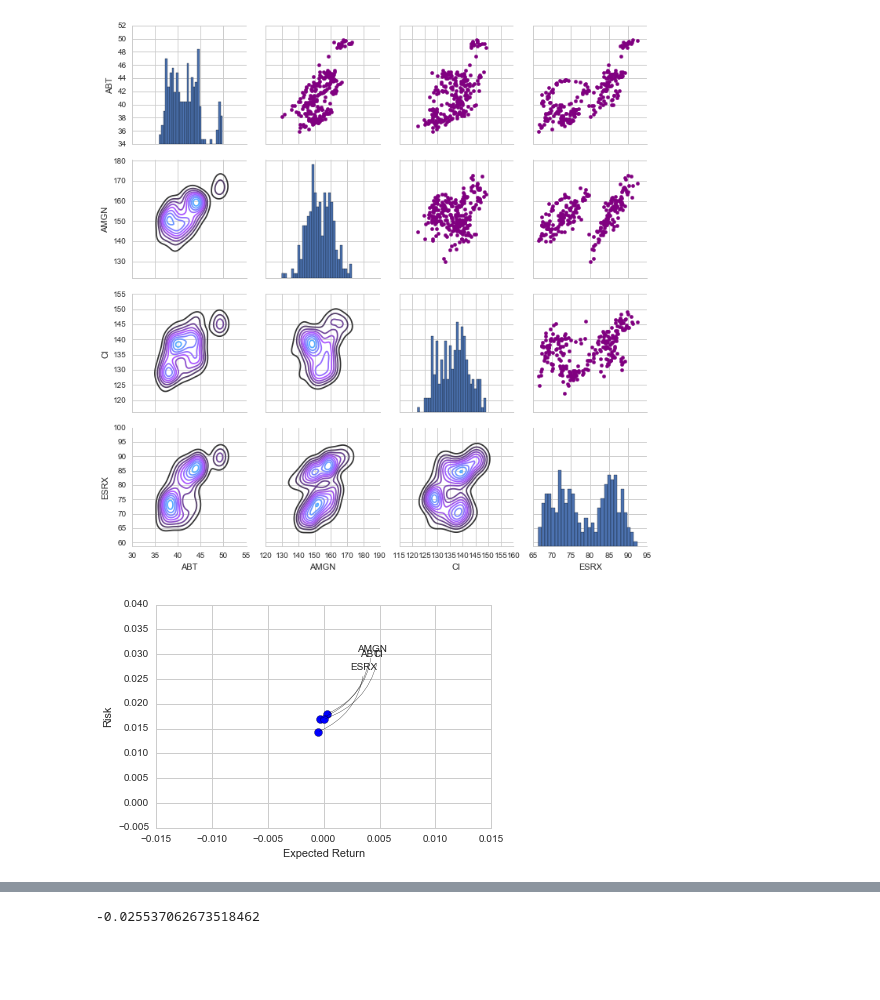
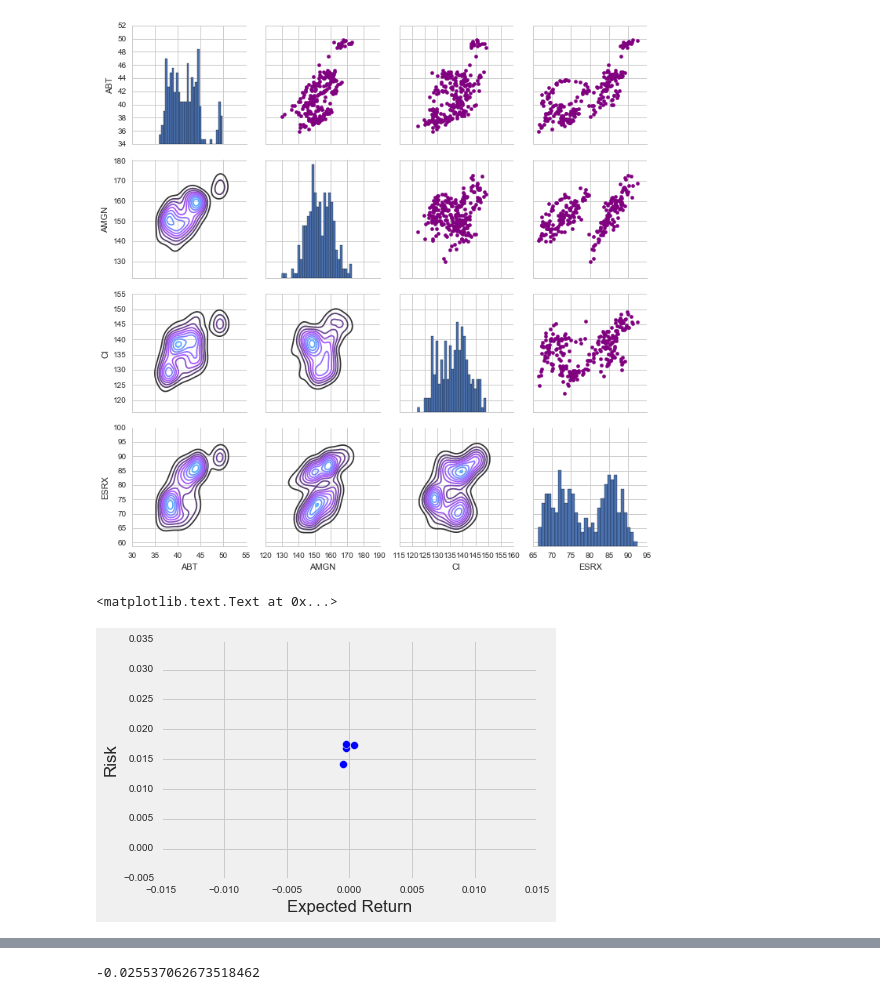
Before and after one commit to T-Carp/Stock-Analysis, a Jupyter notebook: Healthcare Stock Analysis.ipynb, the cells around one changed output, grey strips where cells are left out. Saved outputs shown, nothing was run; the diff lists cells and outputs as text; code cells hidden in the pictures; blank space fills up the shorter version.

```diff
--- a/Healthcare Stock Analysis.ipynb
+++ b/Healthcare Stock Analysis.ipynb
@@ -27,7 +27,10 @@ import pandas.io.data as pdweb
 from datetime import datetime
 
 # For division
+
 from __future__ import division
+
+plt.style.use('fivethirtyeight')
 # %%
 # The healthcare stocks we'll use for this analysis
 health_list = ['ABT','AMGN','CI','ESRX']
@@ -175,19 +177,14 @@ rets=health_rets.dropna()
 # %%
 area=np.pi * 20
 
 plt.scatter(rets.mean(),rets.std(),s=area)
 plt.xlabel('Expected Return')
 plt.ylabel('Risk')
-for label, x, y in zip(rets.columns, rets.mean(), rets.std()):
-    plt.annotate(
-        label,
-        xy = (x, y), xytext = (60, 60),
-        textcoords = 'offset points', ha = 'right', va = 'bottom',
-        arrowprops = dict(arrowstyle = '-', connectionstyle = 'arc3,rad=-.3'))
 
 #This selection of stocks all represent a similar level of risk vs expected returns
 # %% [output]
+<matplotlib.text.Text at 0x...>
-[figure, old version]
+[figure, new version]
 # %%
 #Value at Risk Analysis For ESRX.
 
```
Also changed, not shown: parts of 11 cells of this notebook.
